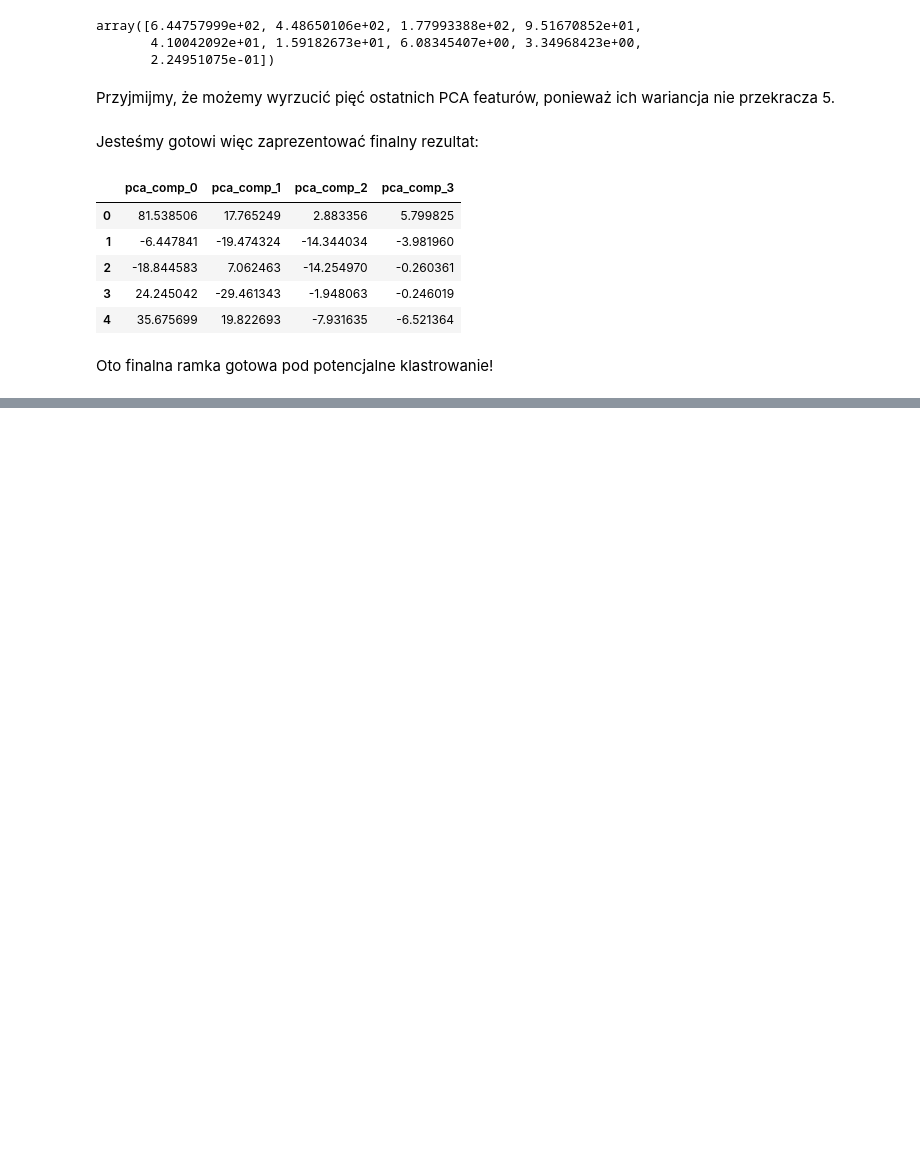
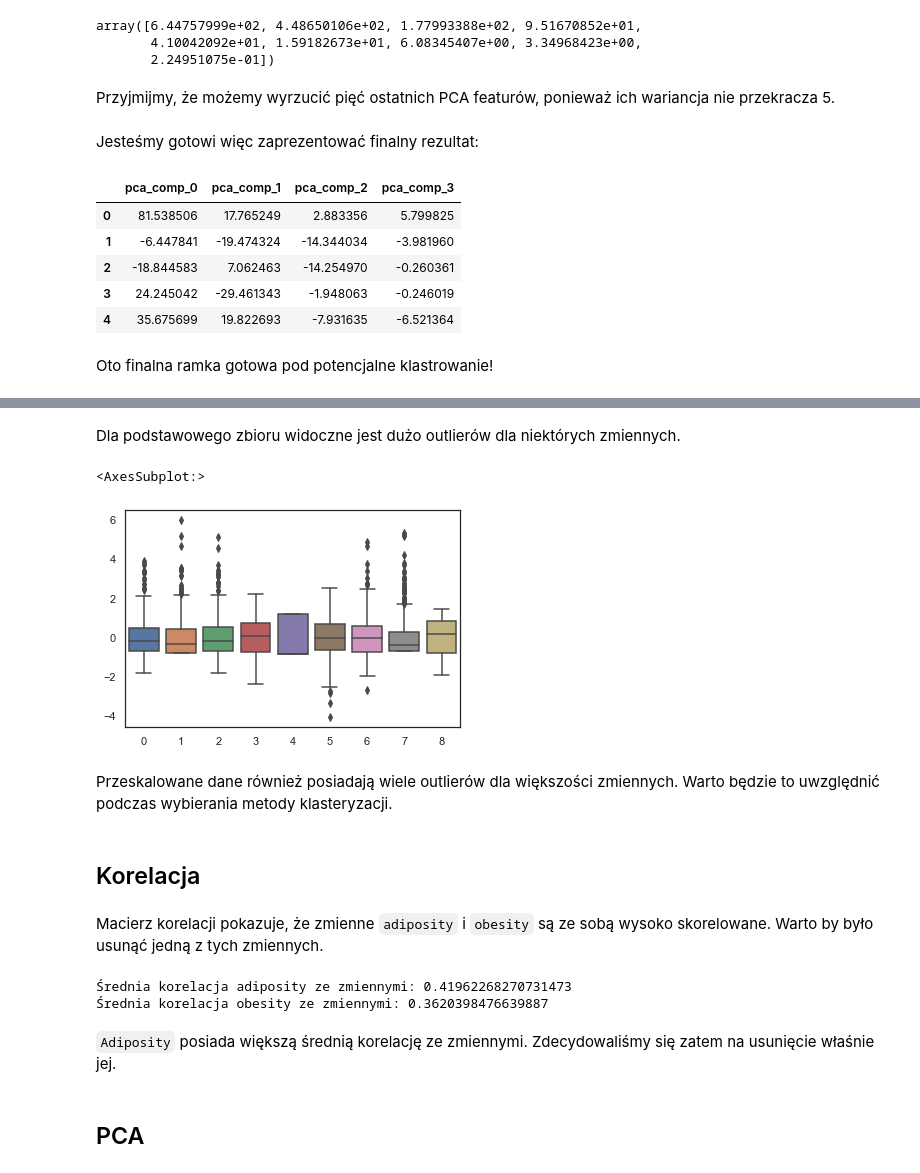
Before and after one commit to wi1lku/Introduction-to-machine-learning-, a Jupyter notebook: hw6/PD6_build.ipynb, the cells around one changed output, grey strips where cells are left out. Saved outputs shown, nothing was run; the diff lists cells and outputs as text; code cells hidden in the pictures; blank space fills up the shorter version.

```diff
--- a/hw6/PD6_build.ipynb
+++ b/hw6/PD6_build.ipynb
@@ -248,0 +270,23 @@ Oto finalna ramka gotowa pod potencjalne klastrowanie!
+# %% [markdown]
+Dla podstawowego zbioru widoczne jest dużo outlierów dla niektórych zmiennych.
+# %%
+sns.boxplot(data=X_2)
+# %% [output]
+<AxesSubplot:>
+[figure, added]
+# %% [markdown]
+Przeskalowane dane również posiadają wiele outlierów dla większości zmiennych. Warto będzie to uwzględnić podczas wybierania metody klasteryzacji.
+# %% [markdown]
+## Korelacja
+# %% [markdown]
+Macierz korelacji pokazuje, że zmienne `adiposity` i `obesity` są ze sobą wysoko skorelowane. Warto by było usunąć jedną z tych zmiennych.
+# %%
+print("Średnia korelacja adiposity ze zmiennymi:", X.corr(method='spearman').iloc[3].mean())
+print("Średnia korelacja obesity ze zmiennymi:", X.corr(method='spearman').iloc[6].mean())
+# %% [output]
+Średnia korelacja adiposity ze zmiennymi: 0.41962268270731473
+Średnia korelacja obesity ze zmiennymi: 0.3620398476639887
+# %% [markdown]
+`Adiposity` posiada większą średnią korelację ze zmiennymi. Zdecydowaliśmy się zatem na usunięcie właśnie jej.
+# %% [markdown]
+## PCA
```
Also changed, not shown: parts of 19 cells of this notebook.
